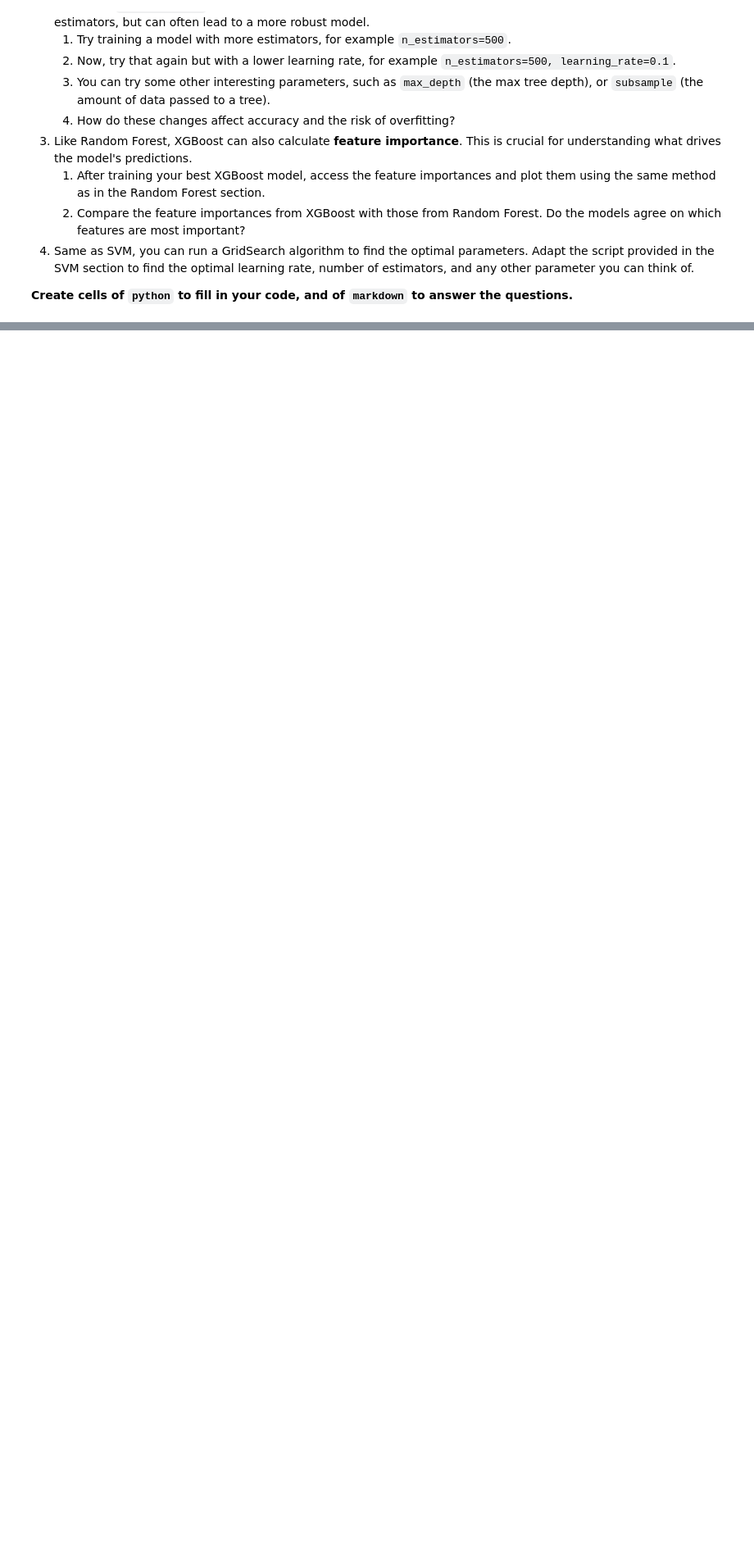
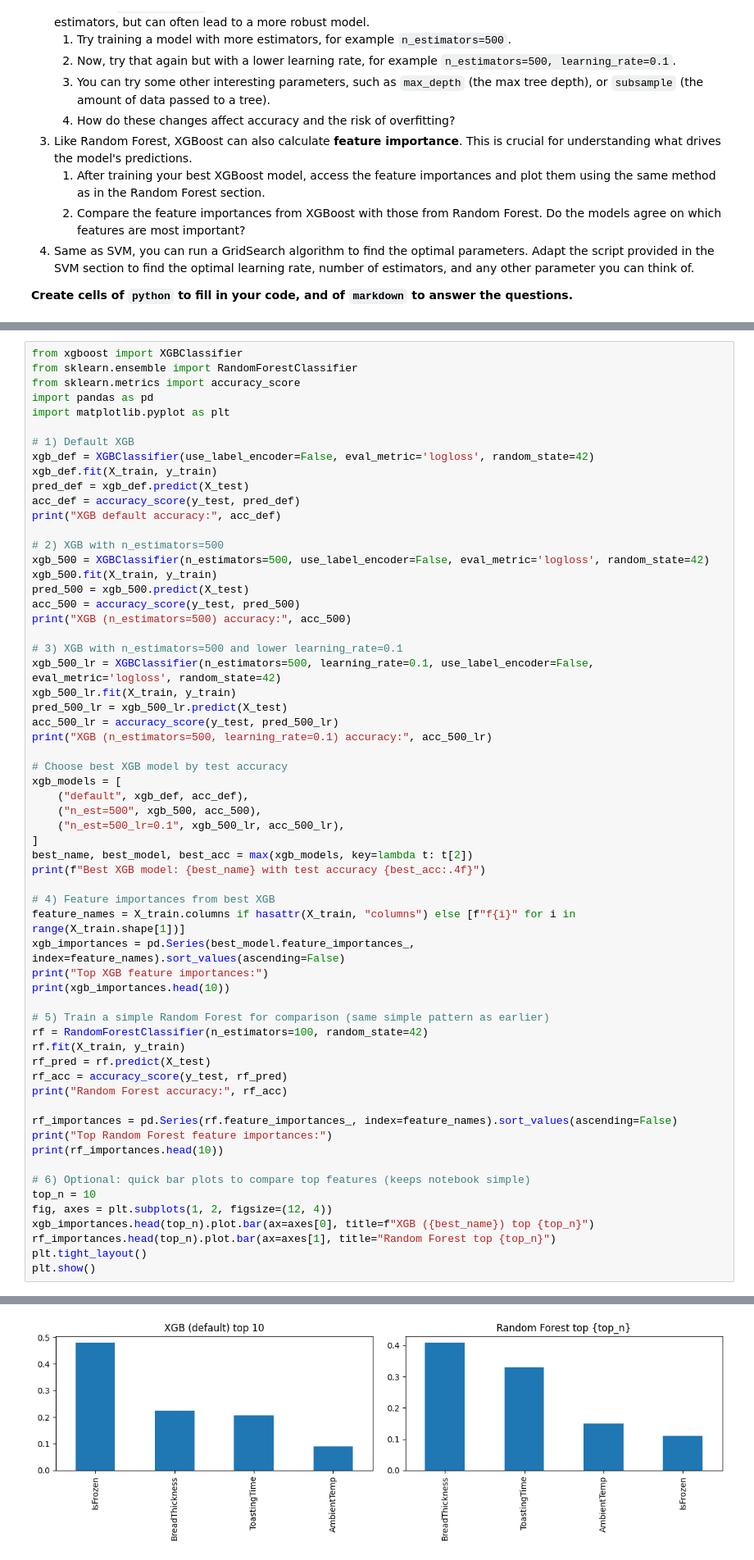
Before and after one commit to maekomtrgn/ISDN3000C_Lab07, a Jupyter notebook: ISDN3000C_Lab07.ipynb, the cells around one changed output, grey strips where cells are left out. Shown: that part at 82% size. Cells and saved outputs as stored; diff of their text form; blank space fills up the shorter version.

Commit message:
Test XGBOOST but to be edited

```diff
--- a/ISDN3000C_Lab07.ipynb
+++ b/ISDN3000C_Lab07.ipynb
@@ -767,0 +766,62 @@ from xgboost import xgboost.XGBClassifier
+# %%
+from xgboost import XGBClassifier
+from sklearn.ensemble import RandomForestClassifier
+from sklearn.metrics import accuracy_score
+import pandas as pd
+import matplotlib.pyplot as plt
+
+# 1) Default XGB
+xgb_def = XGBClassifier(use_label_encoder=False, eval_metric='logloss', random_state=42)
+xgb_def.fit(X_train, y_train)
+pred_def = xgb_def.predict(X_test)
+acc_def = accuracy_score(y_test, pred_def)
+print("XGB default accuracy:", acc_def)
+
+# 2) XGB with n_estimators=500
+xgb_500 = XGBClassifier(n_estimators=500, use_label_encoder=False, eval_metric='logloss', random_state=42)
+xgb_500.fit(X_train, y_train)
+pred_500 = xgb_500.predict(X_test)
+acc_500 = accuracy_score(y_test, pred_500)
+print("XGB (n_estimators=500) accuracy:", acc_500)
+
+# 3) XGB with n_estimators=500 and lower learning_rate=0.1
+xgb_500_lr = XGBClassifier(n_estimators=500, learning_rate=0.1, use_label_encoder=False, eval_metric='logloss', random_state=42)
+xgb_500_lr.fit(X_train, y_train)
+pred_500_lr = xgb_500_lr.predict(X_test)
+acc_500_lr = accuracy_score(y_test, pred_500_lr)
+print("XGB (n_estimators=500, learning_rate=0.1) accuracy:", acc_500_lr)
+
+# Choose best XGB model by test accuracy
+xgb_models = [
+    ("default", xgb_def, acc_def),
+    ("n_est=500", xgb_500, acc_500),
+    ("n_est=500_lr=0.1", xgb_500_lr, acc_500_lr),
+]
+best_name, best_model, best_acc = max(xgb_models, key=lambda t: t[2])
+print(f"Best XGB model: {best_name} with test accuracy {best_acc:.4f}")
+
+# 4) Feature importances from best XGB
+feature_names = X_train.columns if hasattr(X_train, "columns") else [f"f{i}" for i in range(X_train.shape[1])]
+xgb_importances = pd.Series(best_model.feature_importances_, index=feature_names).sort_values(ascending=False)
+print("Top XGB feature importances:")
+print(xgb_importances.head(10))
+
+# 5) Train a simple Random Forest for comparison (same simple pattern as earlier)
+rf = RandomForestClassifier(n_estimators=100, random_state=42)
+rf.fit(X_train, y_train)
+rf_pred = rf.predict(X_test)
+rf_acc = accuracy_score(y_test, rf_pred)
+print("Random Forest accuracy:", rf_acc)
+
+rf_importances = pd.Series(rf.feature_importances_, index=feature_names).sort_values(ascending=False)
+print("Top Random Forest feature importances:")
+print(rf_importances.head(10))
+
+# 6) Optional: quick bar plots to compare top features (keeps notebook simple)
+top_n = 10
+fig, axes = plt.subplots(1, 2, figsize=(12, 4))
+xgb_importances.head(top_n).plot.bar(ax=axes[0], title=f"XGB ({best_name}) top {top_n}")
+rf_importances.head(top_n).plot.bar(ax=axes[1], title="Random Forest top {top_n}")
+plt.tight_layout()
+plt.show()
+# %% [output]
@@ -767,0 +851 @@ from xgboost import xgboost.XGBClassifier
+[figure, added]
```
Also changed, not shown: parts of 3 cells of this notebook.
